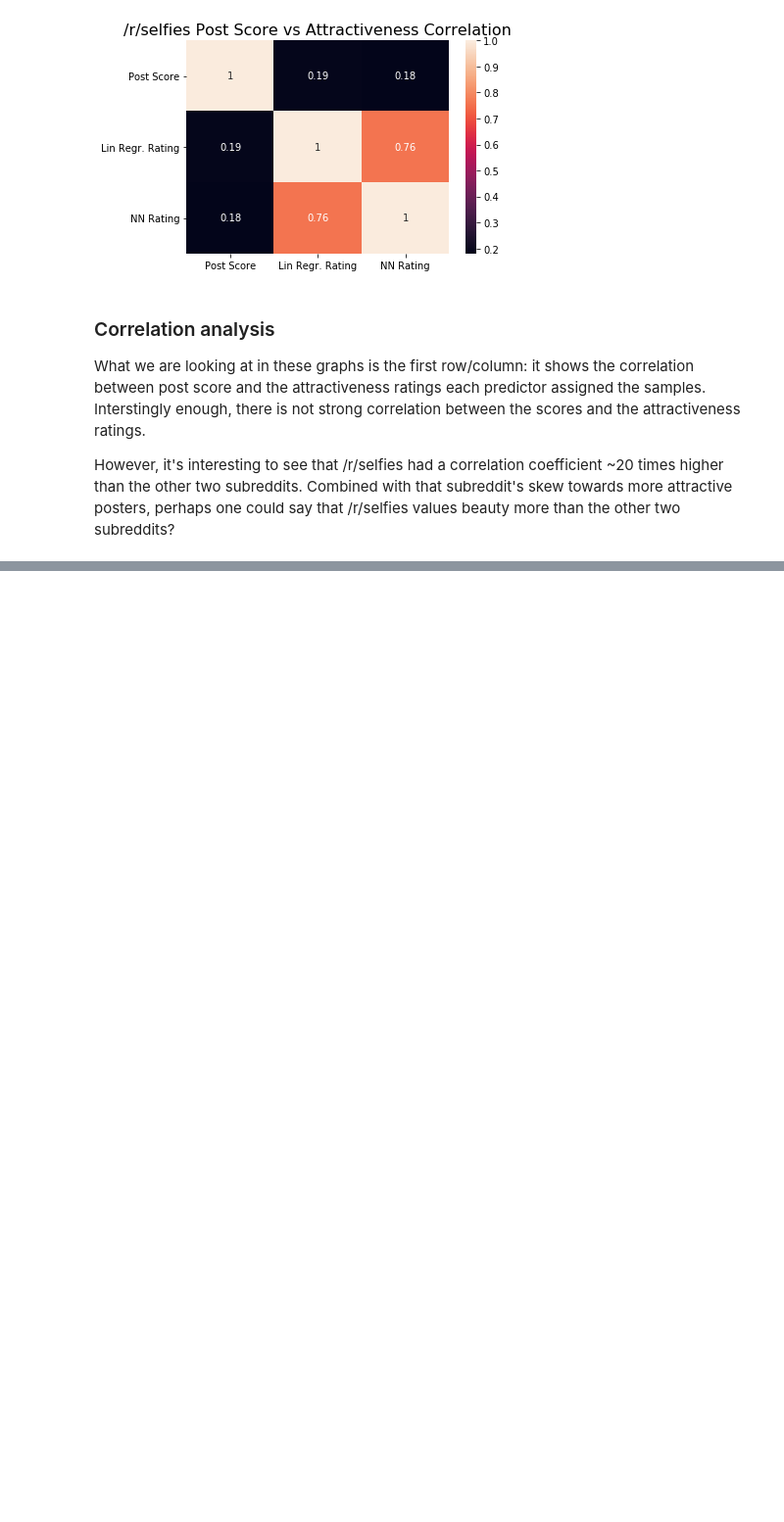
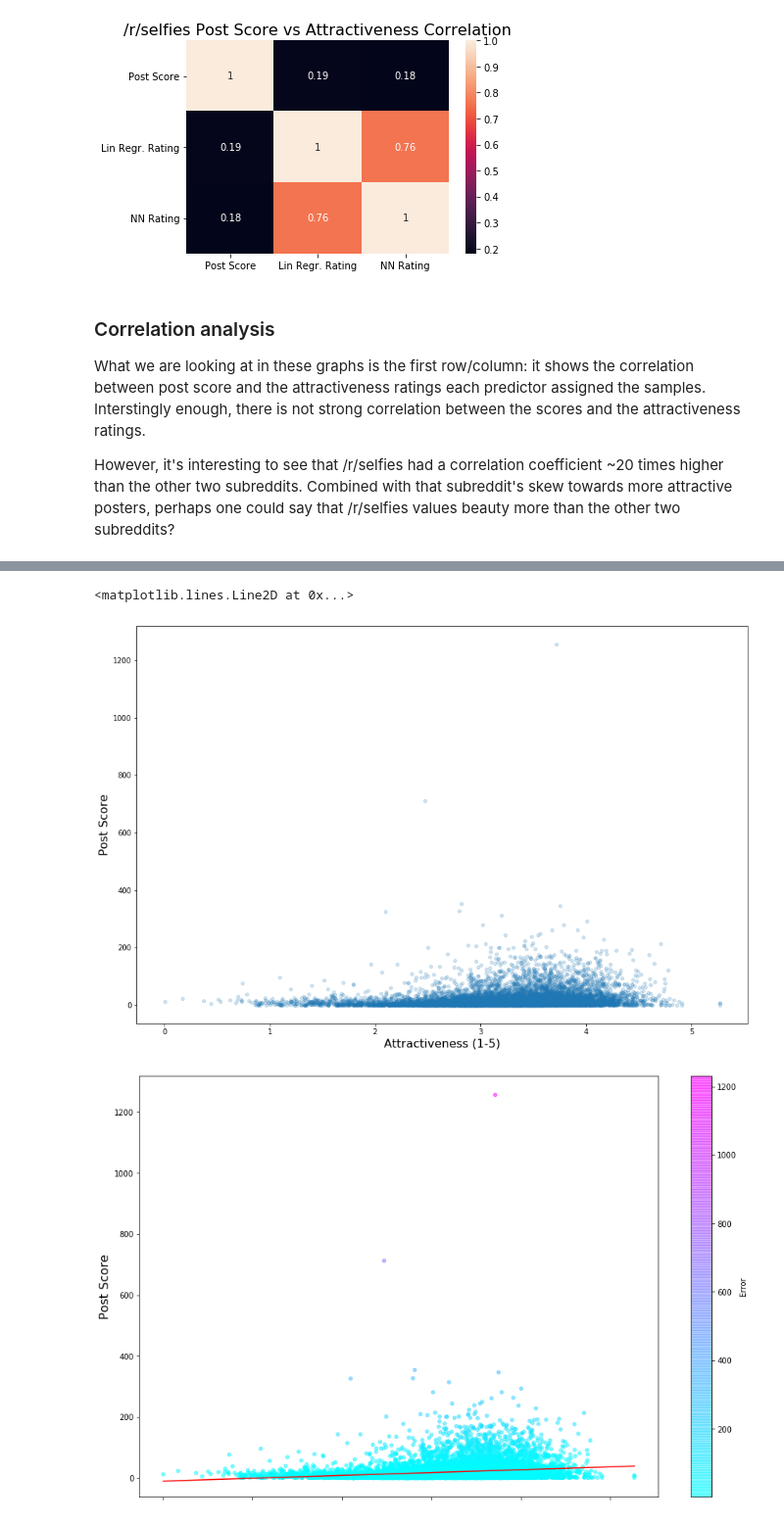
Before and after one commit to davidhaas6/attractiveness-regression, a Jupyter notebook: phase_3.ipynb, the cells around one changed output, grey strips where cells are left out. Shown at 98% size. Saved outputs shown, nothing was run; the diff lists cells and outputs as text; code cells hidden in the pictures; blank space fills up the shorter version.

```diff
--- a/phase_3.ipynb
+++ b/phase_3.ipynb
@@ -137,0 +222,36 @@ However, it's interesting to see that /r/selfies had a correlation coefficient ~
+# %%
+#VISUALIZATIONS FOR SELFIES
+
+#Scatter with Karma as Size
+KarmaSize = selfies.plot.scatter(x='NN Rating', y='Post Score', figsize=(15,10), alpha=.2)
+KarmaSize.set_xlabel("Attractiveness (1-5)", fontsize=16)
+KarmaSize.set_ylabel("Post Score", fontsize=16)
+
+
+#Correlation
+mny = np.mean(selfies['Post Score'])
+mnx = np.mean(selfies['NN Rating'])
+r = np.sum((selfies['NN Rating'] - mnx) * (selfies['Post Score'] - mny)) / (np.sqrt(np.sum(np.square(selfies['NN Rating'] - mnx))) * (np.sqrt(np.sum(np.square(selfies['Post Score'] - mny)))))
+
+#Regression Parameters
+[A, V] = np.polyfit(selfies['NN Rating'], selfies['Post Score'], 1)
+Answer3 = (A, V)
+
+#Regression Error
+def Residuals(row):
+    return( row['Post Score'] - ((A * row['NN Rating']) + V))
+
+selfies['Error'] = selfies.apply(lambda row: Residuals(row), axis=1)
+
+#Regression & Error Plot
+selfies['Error'] = selfies['Error'].abs()
+sc = selfies.plot.scatter(x='NN Rating', y='Post Score', c='Error', colormap=plt.cm.cool, figsize=(15,10), alpha=.5)
+sc.set_xlabel("Attractiveness (1-5)", fontsize=16)
+sc.set_ylabel("Post Score", fontsize=16)
+sc.add_line(matplotlib.lines.Line2D([selfies['NN Rating'].min(), selfies['NN Rating'].max()],
+                                    [A * selfies['NN Rating'].min() + V, A * selfies['NN Rating'].max() + V],
+                                    color='Red'))
+# %% [output]
+<matplotlib.lines.Line2D at 0x...>
+[figure, added]
+[figure, added]
```
Also changed, not shown: parts of 9 cells of this notebook.
